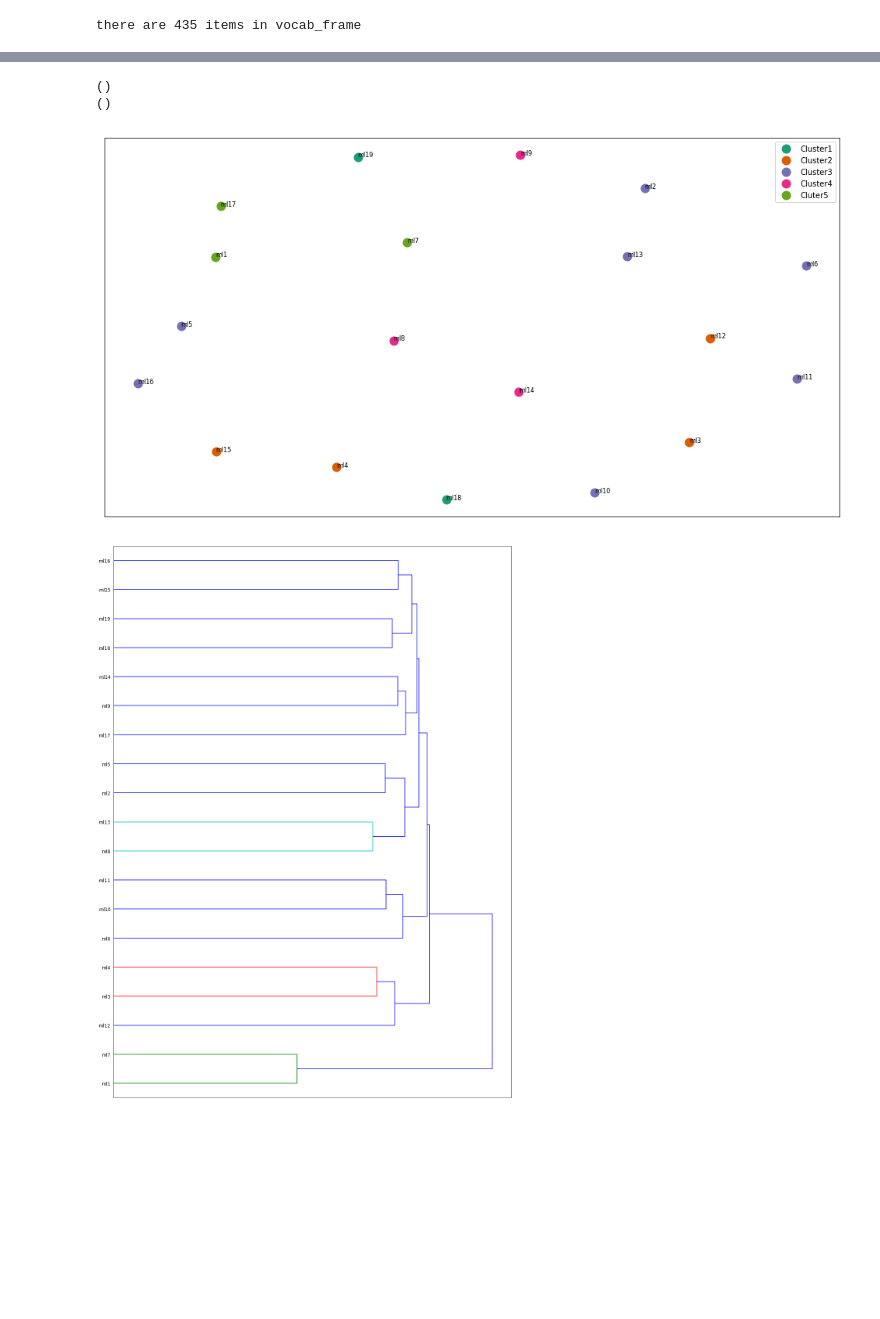
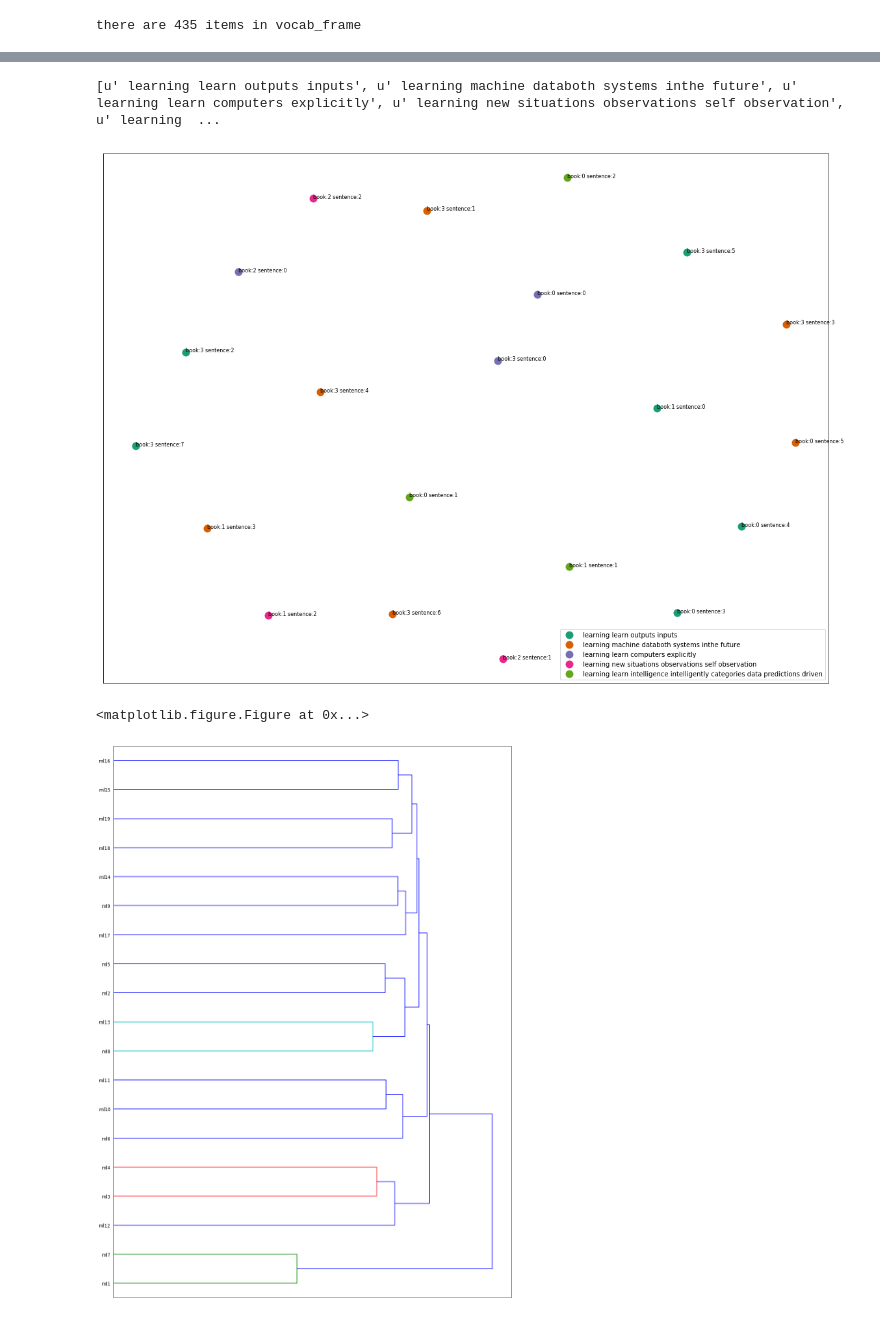
Before and after one commit to fateh288/important-highlight-multi-document, a Jupyter notebook: test1.ipynb, the cells around one changed output, grey strips where cells are left out. Drawn from its saved outputs; the diff is of its cells as text; code cells hidden in the pictures; blank space fills up the shorter version.

Commit message:
mereged fatehs automation code for fetching paragraphs from books

```diff
--- a/test1.ipynb
+++ b/test1.ipynb
@@ -158,9 +184,9 @@ print dist
 # %%
 from sklearn.cluster import KMeans
 
-num_clusters = 5
+numClusters = 5
 
-km = KMeans(n_clusters=num_clusters)
+km = KMeans(n_clusters=numClusters)
 
 %time km.fit(tfidf_matrix)
 
@@ -225,3 +243,26 @@ cluster_names = {0: 'Cluster1',
+# %%
+cluster_names = []
+for i in range(0,numClusters,1) :
+    cluster_names.append("")
+from gensim.summarization import keywords, summarize
+clusterStatements = []
+for i in range(0,numClusters,1) :
+    clusterStatements.append("")
+#print clusterStatements
+for i in range(0, 19, 1) :
+    clusterStatements[clusters[i]] += paragraphs[i]
+for i in range(0, numClusters, 1) :
+    temp = keywords(clusterStatements[i])
+    # while len(temp)>60 :
+    #     temp = keywords(temp)
+    temp=temp.replace('\n',' ').split(' ')
+    #print temp
+    #print len(temp)
+    for j in range(0, len(temp), 1) :
+        cluster_names[i] += " " + temp[j]
+print cluster_names
+# %% [output]
+[u' learning learn outputs inputs', u' learning machine databoth systems inthe future', u' learning learn computers explicitly', u' learning new situations observations self observation', u' learning  ...
 # %%
 import os  # for os.path.basename
 
@@ -240,11 +281,6 @@ mds = MDS(n_components=2, dissimilarity="precomputed", random_state=1)
 pos = mds.fit_transform(dist)  # shape (n_components, n_samples)
 
 xs, ys = pos[:, 0], pos[:, 1]
-print()
-print()
-# %% [output]
-()
-()
 # %%
 #some ipython magic to show the matplotlib plots inline
 %matplotlib inline
@@ -257,7 +293,7 @@ groups = df.groupby('label')
 
 
 # set up plot
-fig, ax = plt.subplots(figsize=(17, 9)) # set size
+fig, ax = plt.subplots(figsize=(20, 15)) # set size
 ax.margins(0.05) # Optional, just adds 5% padding to the autoscaling
 
 #iterate through groups to layer the plot
@@ -265,35 +301,36 @@ ax.margins(0.05) # Optional, just adds 5% padding to the autoscaling
 for name, group in groups:
     ax.plot(group.x, group.y, marker='o', linestyle='', ms=12,
             label=cluster_names[name], color=cluster_colors[name],
             mec='none')
     ax.set_aspect('auto')
     ax.tick_params(\
         axis= 'x',          # changes apply to the x-axis
         which='both',      # both major and minor ticks are affected
         bottom='off',      # ticks along the bottom edge are off
         top='off',         # ticks along the top edge are off
         labelbottom='off')
     ax.tick_params(\
         axis= 'y',         # changes apply to the y-axis
         which='both',      # both major and minor ticks are affected
         left='off',      # ticks along the bottom edge are off
         top='off',         # ticks along the top edge are off
         labelleft='off')
 
 ax.legend(numpoints=1)  #show legend with only 1 point
 
 #add label in x,y position with the label as the film title
 for i in range(len(df)):
     ax.text(df.ix[i]['x'], df.ix[i]['y'], df.ix[i]['topics'], size=8)
 
 
 
 plt.show() #show the plot
 
 #uncomment the below to save the plot if need be
-#plt.savefig('clusters_small_noaxes.png', dpi=200)
+plt.savefig('clusters_small_noaxes.png', dpi=200)
 # %% [output]
-[figure, old version]
+[figure, new version]
+<matplotlib.figure.Figure at 0x...>
 # %%
 from scipy.cluster.hierarchy import ward, dendrogram
 
```
Also changed, not shown: parts of 10 cells of this notebook, 1 other file.
